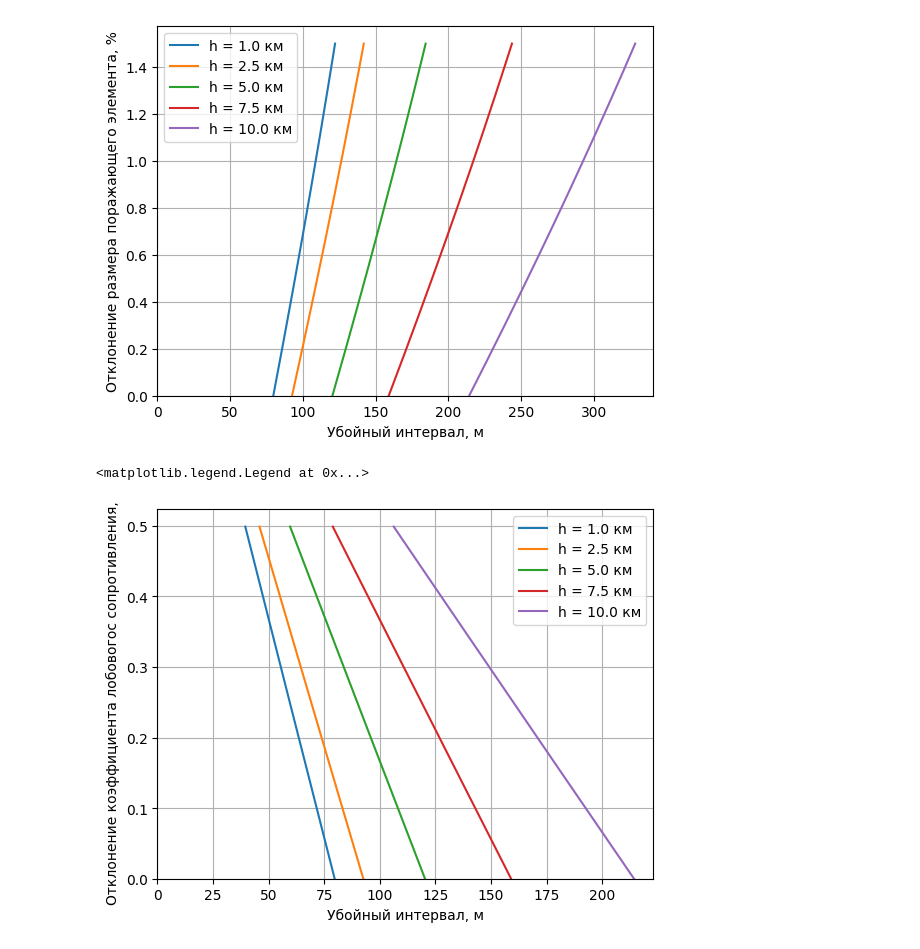
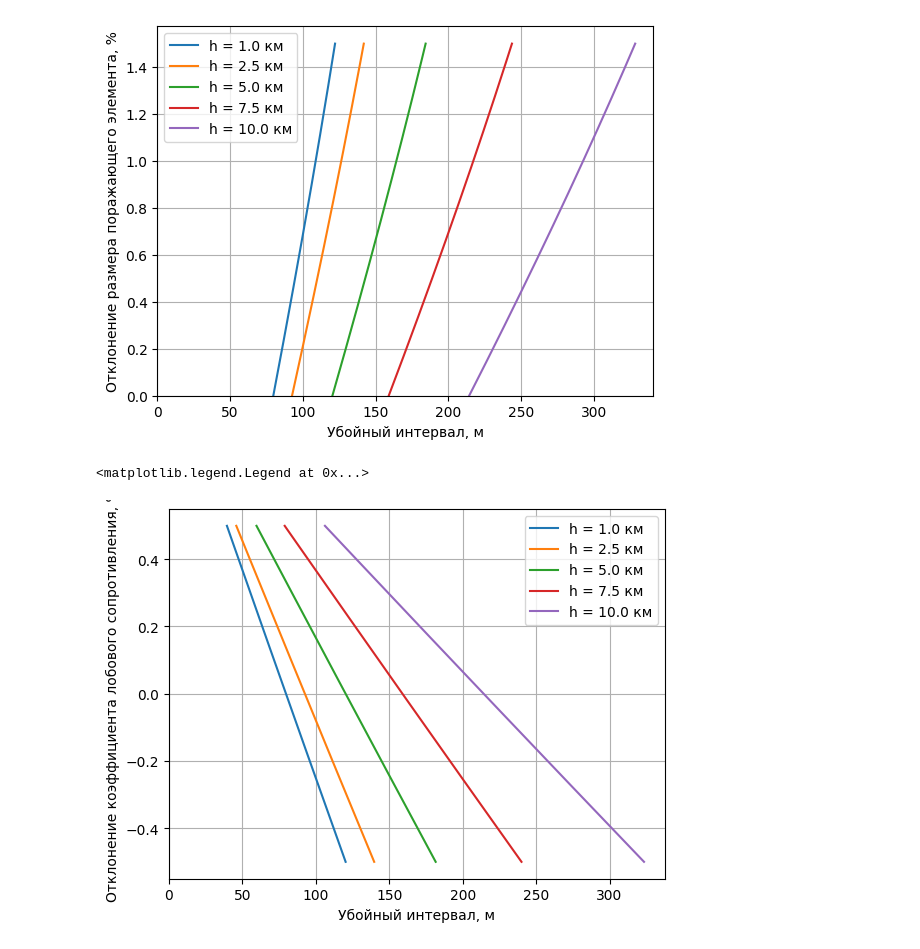
Before and after one commit to FlameDanita/Armour-penetration, a Jupyter notebook: main.ipynb, the cells around one changed output. Drawn from its saved outputs; the diff is of its cells as text; code cells hidden in the pictures.

```diff
--- a/main.ipynb
+++ b/main.ipynb
@@ -255,34 +255,33 @@ plot = {
 res_h = []
 var_h = [1000, 2500, 5000, 7500, 10000]
 for h in var_h:
     plot = {
     'persent': [],
     'I_ub': [],
     'h': h
     }
     Bairactar.rho_v = float(atm.rho_interp(h))
-    for pers in range(0, 500, 1):
+    for pers in range(-500, 500, 1):
         pers /= 1000
 
         Bairactar.c_x = 1.1
         Bairactar.c_x += pers/100*Bairactar.c_x
         Bairactar.calculate()
 
         plot['persent'].append(pers)
 
         if Bairactar.I_ub < 0:
             Bairactar.I_ub = 0
         plot['I_ub'].append(Bairactar.I_ub)
     res_h.append(plot)
 
 for plot in res_h:
     plt.plot(plot['I_ub'], plot['persent'], label='h = '+str(plot['h']/1000)+' км')
 plt.xlabel('Убойный интервал, м')
-plt.ylabel('Отклонение коэффициента лобовогос сопротивления, %')
+plt.ylabel('Отклонение коэффициента лобового сопротивления, %')
 plt.grid()
 plt.xlim(0)
-plt.ylim(0)
 plt.legend()
 # %% [output]
 <matplotlib.legend.Legend at 0x...>
-[figure, old version]
+[figure, new version]
```
